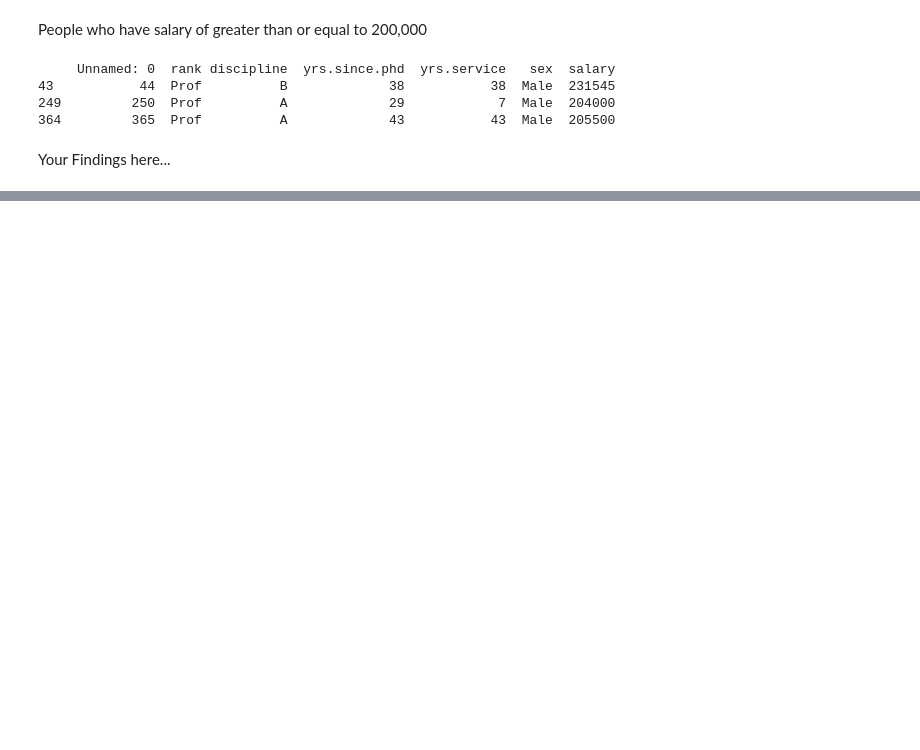
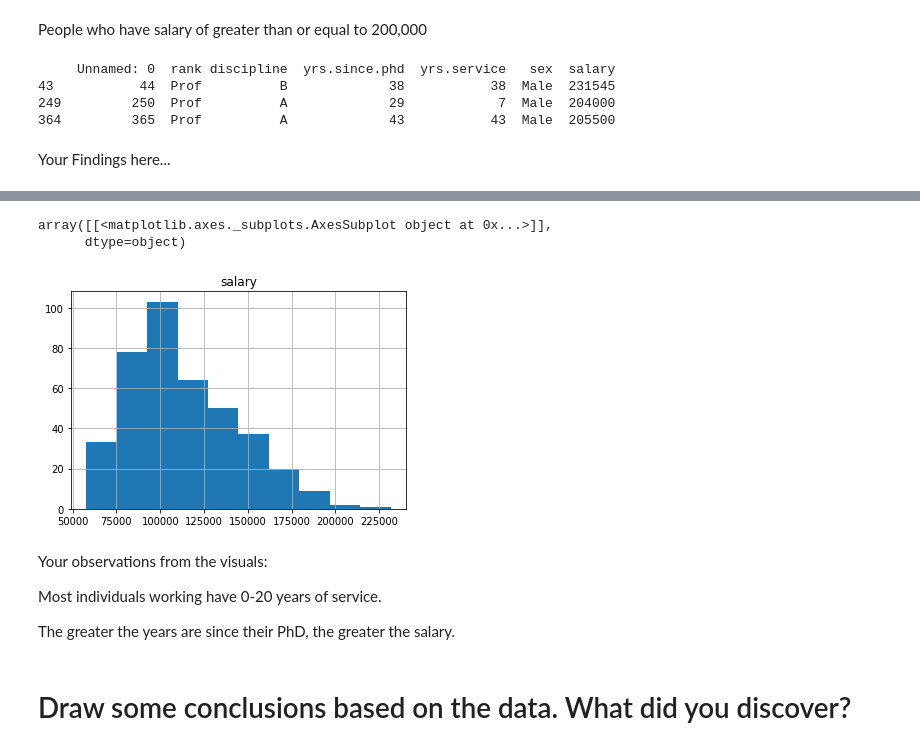
Before and after one commit to michelleorna/data_analytics_2, a Jupyter notebook: Python/Unit 3 Assignments/Unit3_Assignment1.ipynb, the cells around one changed output, grey strips where cells are left out. Cells and saved outputs as stored; diff of their text form; code cells hidden in the pictures; blank space fills up the shorter version.

```diff
--- a/Python/Unit 3 Assignments/Unit3_Assignment1.ipynb
+++ b/Python/Unit 3 Assignments/Unit3_Assignment1.ipynb
@@ -188,0 +225,14 @@ Your Findings here...
+# %%
+salaries2_df.hist()
+# %% [output]
+array([[<matplotlib.axes._subplots.AxesSubplot object at 0x...>]],
+      dtype=object)
+[figure, added]
+# %% [markdown]
+Your observations from the visuals:
+
+Most individuals working have 0-20 years of service.
+
+The greater the years are since their PhD, the greater the salary.
+# %% [markdown]
+# Draw some conclusions based on the data.  What did you discover?
```
Also changed, not shown: parts of 8 cells of this notebook.
